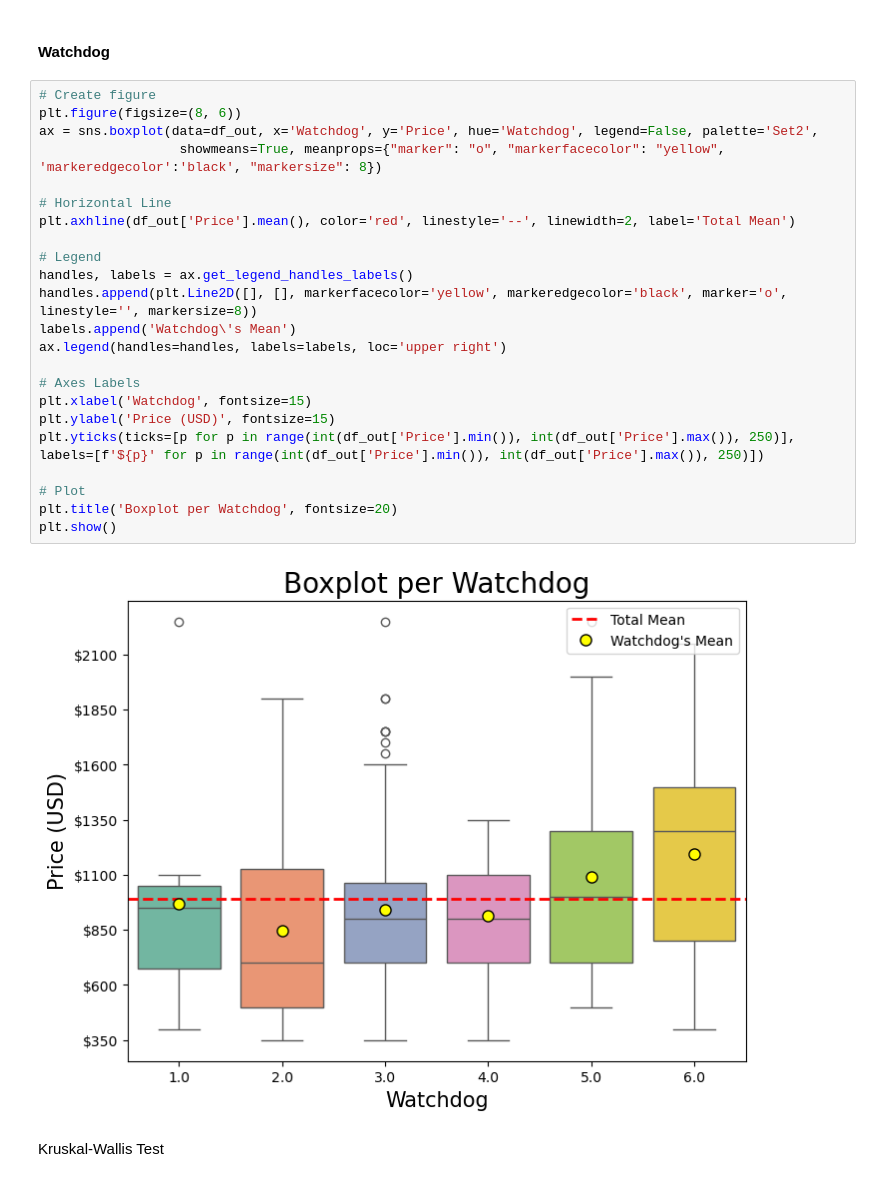
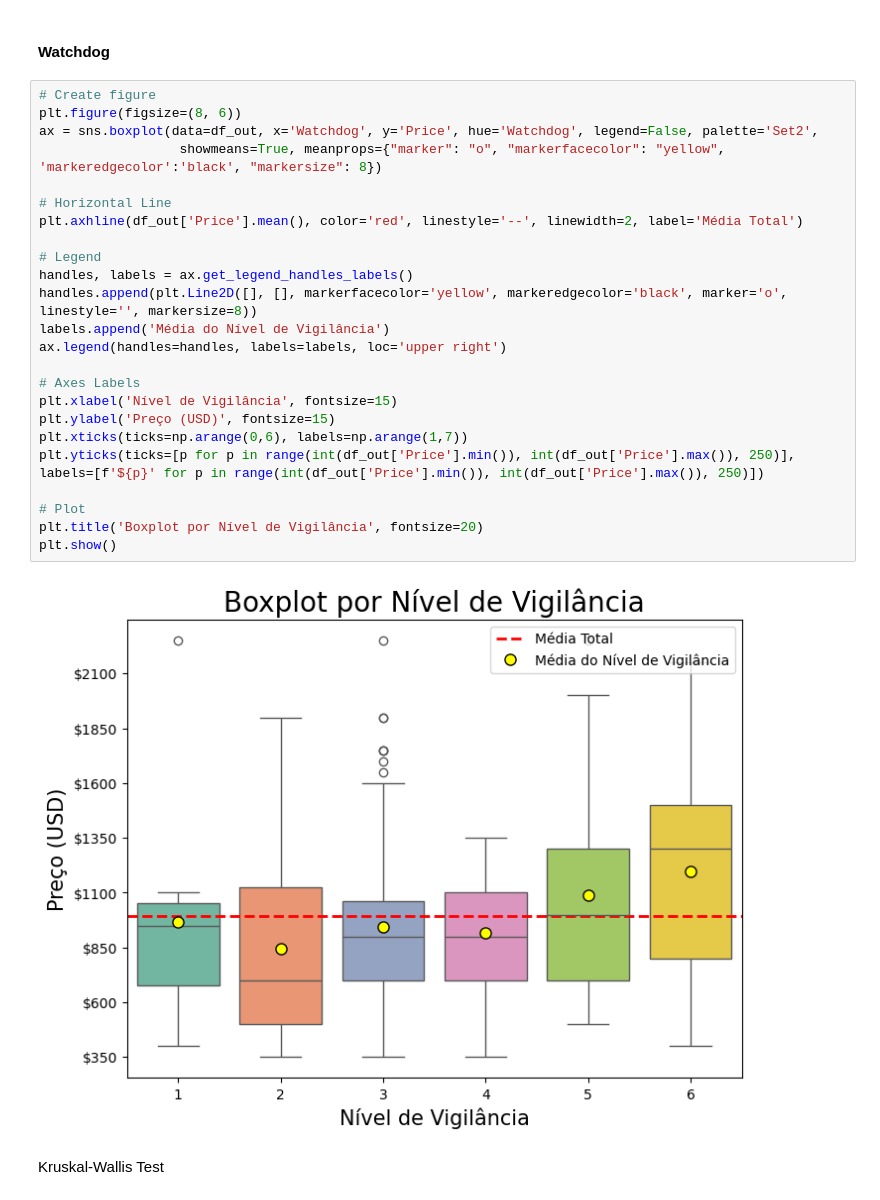
Before and after one commit to LuizEduardoPedace/dog, a Jupyter notebook: main.ipynb, the cells around one changed output. Saved outputs shown, nothing was run; the diff lists cells and outputs as text.

```diff
--- a/main.ipynb
+++ b/main.ipynb
@@ -291,28 +407,29 @@ WilcoxonResult(statistic=1.0, pvalue=6.103515625e-05)
 # %%
 # Create figure
 plt.figure(figsize=(8, 6))
 ax = sns.boxplot(data=df_out, x='Watchdog', y='Price', hue='Watchdog', legend=False, palette='Set2',
                   showmeans=True, meanprops={"marker": "o", "markerfacecolor": "yellow", 'markeredgecolor':'black', "markersize": 8})
 
 # Horizontal Line
-plt.axhline(df_out['Price'].mean(), color='red', linestyle='--', linewidth=2, label='Total Mean')
+plt.axhline(df_out['Price'].mean(), color='red', linestyle='--', linewidth=2, label='Média Total')
 
 # Legend
 handles, labels = ax.get_legend_handles_labels()
 handles.append(plt.Line2D([], [], markerfacecolor='yellow', markeredgecolor='black', marker='o', linestyle='', markersize=8))
-labels.append('Watchdog\'s Mean')
+labels.append('Média do Nível de Vigilância')
 ax.legend(handles=handles, labels=labels, loc='upper right')
 
 # Axes Labels
-plt.xlabel('Watchdog', fontsize=15)
-plt.ylabel('Price (USD)', fontsize=15)
+plt.xlabel('Nível de Vigilância', fontsize=15)
+plt.ylabel('Preço (USD)', fontsize=15)
+plt.xticks(ticks=np.arange(0,6), labels=np.arange(1,7))
 plt.yticks(ticks=[p for p in range(int(df_out['Price'].min()), int(df_out['Price'].max()), 250)], labels=[f'${p}' for p in range(int(df_out['Price'].min()), int(df_out['Price'].max()), 250)])
 
 # Plot
-plt.title('Boxplot per Watchdog', fontsize=20)
+plt.title('Boxplot por Nível de Vigilância', fontsize=20)
 plt.show()
 # %% [output]
-[figure, old version]
+[figure, new version]
 # %% [markdown]
 Kruskal-Wallis Test
 # %%
```
Also changed, not shown: parts of 21 cells of this notebook, 18 other files.
